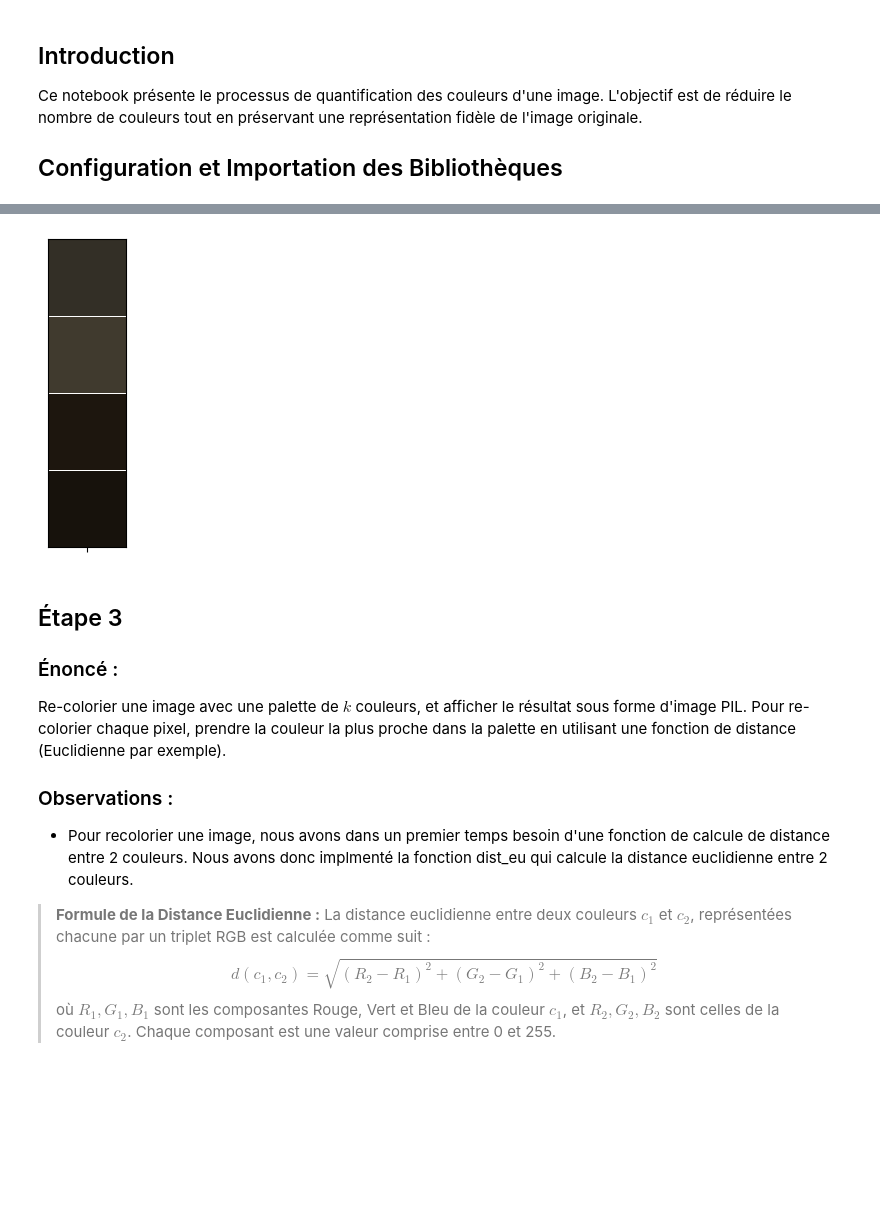
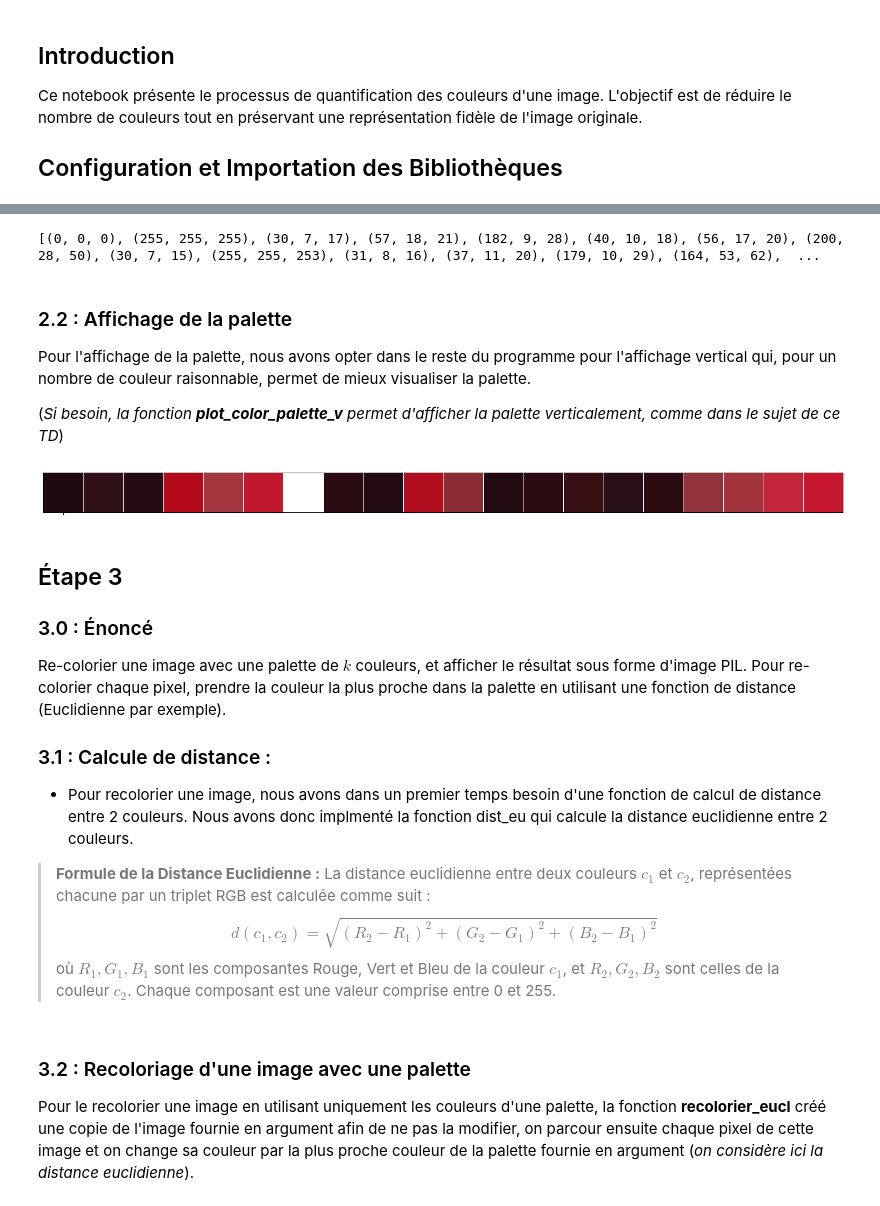
Before and after one commit to Augcop29/TD-Info-D-B, a Jupyter notebook: TD5/Rendu.ipynb, the cells around one changed output, grey strips where cells are left out. Drawn from its saved outputs; the diff is of its cells as text; code cells hidden in the pictures; blank space fills up the shorter version.

```diff
--- a/TD5/Rendu.ipynb
+++ b/TD5/Rendu.ipynb
@@ -48,11 +68,13 @@ Le dictionnaire chemin permet de changer rapidement l'image d'interet :
 # %%
 chemin = {'1' : "IMG_3135.png",'2' : "IMG_1964.png",'RB' : "figures/color-rainbow.png", '4col' : "figures/4-color.png"}
 
-choix = '1'
+choix = '2'
 
 im = Image.open(str(chemin[choix]))
 im = im.convert("RGB")  # important pour bien avoir 3 couleurs
-display(im)
 px = im.load()
 w , h = im.size
+
+print(f'Image de dimenssion {w}x{h}')
+display(im)
 # %% [output]
@@ -93,5 +180,10 @@ A completer
 # %%
 def palette_naive(dict_couleurs , k):
+    n_couleur = len(dict_couleurs)
+    if k > n_couleur:
+        k = n_couleur
+        print(f'Attention : le dictionnaire contient seulement {n_couleur}')
+        return dict_couleurs.keys()
     pal = []  # Initialiser une liste vide pour stocker la palette de couleurs
 
     for i in range(k):
@@ -107,6 +199,22 @@ def palette_naive(dict_couleurs , k):
         dict_couleurs[key_max] = -1  # Mettre sa fréquence à -1 pour ne plus la séléctionner
 
     return pal
+# %%
+nb_couleurs = 20
+
+im_palette_naive = palette_naive(im_dict_couleurs,nb_couleurs)
+
+print_palette = True
+
+if print_palette:
+    print(im_palette_naive)
+# %% [output]
+[(0, 0, 0), (255, 255, 255), (30, 7, 17), (57, 18, 21), (182, 9, 28), (40, 10, 18), (56, 17, 20), (200, 28, 50), (30, 7, 15), (255, 255, 253), (31, 8, 16), (37, 11, 20), (179, 10, 29), (164, 53, 62),  ...
+# %% [markdown]
+### 2.2 : Affichage de la palette
+Pour l'affichage de la palette, nous avons opter dans le reste du programme pour l'affichage vertical qui, pour un nombre de couleur raisonnable, permet de mieux visualiser la palette.
+
+(*Si besoin, la fonction ***plot_color_palette_v*** permet d'afficher la palette verticalement, comme dans le sujet de ce TD*)
 # %%
 def plot_color_palette(palette):
     # Convertir les valeurs RGB (de 0-255) en valeurs normalisées (0-1) pour Matplotlib
@@ -117,6 +225,32 @@ def plot_color_palette(palette):
 
     # Créer une matrice de données pour l'affichage des couleurs
     # Chaque couleur sera affichée dans une colonne distincte
+    data = np.arange(len(palette)).reshape(1, -1)
+
+    # Créer une figure et un axe avec Matplotlib
+    fig, ax = plt.subplots(figsize=(len(palette),1))  # Taille de la figure basée sur le nombre de couleurs
+
+    # Utiliser pcolormesh pour afficher la carte de couleurs sur l'axe
+    # Cela crée une série de rectangles colorés pour chaque couleur de la palette
+    cax = ax.pcolormesh(data, cmap=custom_cmap, edgecolors='w', linewidth=0.5)
+
+    # Ajuster les graduations de l'axe des x pour qu'elles correspondent aux couleurs
+    ax.set_xticks(np.arange(0.5, 1, len(palette)))
+    ax.set_xticklabels([])  # Enlever les étiquettes de l'axe des x
+    ax.set_yticks([]) # Enlever les graduations de l'axe des y
+
+    # Afficher le graphique
+    plt.show()
+
+def plot_color_palette_v(palette):
+    # Convertir les valeurs RGB (de 0-255) en valeurs normalisées (0-1) pour Matplotlib
+    palette = np.array(palette) / 255.0
+
+    # Créer une carte de couleurs personnalisée avec les valeurs RGB fournies
+    custom_cmap = ListedColormap(palette)
+
+    # Créer une matrice de données pour l'affichage des couleurs
+    # Chaque couleur sera affichée dans une ligne distincte
     data = np.arange(len(palette)).reshape(-1, 1)
 
     # Créer une figure et un axe avec Matplotlib
@@ -136,19 +270,19 @@ def plot_color_palette(palette):
     # Afficher le graphique
     plt.show()
 # %%
-nb_couleurs = 4
+nb_couleurs = 20
 
 im_palette_naive = palette_naive(im_dict_couleurs,nb_couleurs)
 plot_color_palette(im_palette_naive)
 # %% [output]
-[figure, old version]
+[figure, new version]
 # %% [markdown]
 ## Étape 3
-### Énoncé :
+### 3.0 : Énoncé
 Re-colorier une image avec une palette de $k$ couleurs, et afficher le résultat sous forme d'image PIL. Pour re-colorier chaque pixel, prendre la couleur la plus proche dans la palette en utilisant une fonction de distance (Euclidienne par exemple).
 
-### Observations :
-- Pour recolorier une image, nous avons dans un premier temps besoin d'une fonction de calcule de distance entre 2 couleurs. Nous avons donc implmenté la fonction dist_eu qui calcule la distance euclidienne entre 2 couleurs.
+### 3.1 : Calcule de distance :
+- Pour recolorier une image, nous avons dans un premier temps besoin d'une fonction de calcul de distance entre 2 couleurs. Nous avons donc implmenté la fonction dist_eu qui calcule la distance euclidienne entre 2 couleurs.
 >**Formule de la Distance Euclidienne :**
 >La distance euclidienne entre deux couleurs $c_1$ et $c_2$, représentées chacune par un triplet RGB est calculée comme suit :
 >$$
@@ -158 +299,4 @@ Re-colorier une image avec une palette de $k$ couleurs, et afficher le résultat
+# %% [markdown]
+### 3.2 : Recoloriage d'une image avec une palette
+Pour le recolorier une image en utilisant uniquement les couleurs d'une palette, la fonction **recolorier_eucl** créé une copie de l'image fournie en argument afin de ne pas la modifier, on parcour ensuite chaque pixel de cette image et on change sa couleur par la plus proche couleur de la palette fournie en argument (*on considère ici la distance euclidienne*).
 # %%
```
Also changed, not shown: parts of 38 cells of this notebook, 1 other file.
